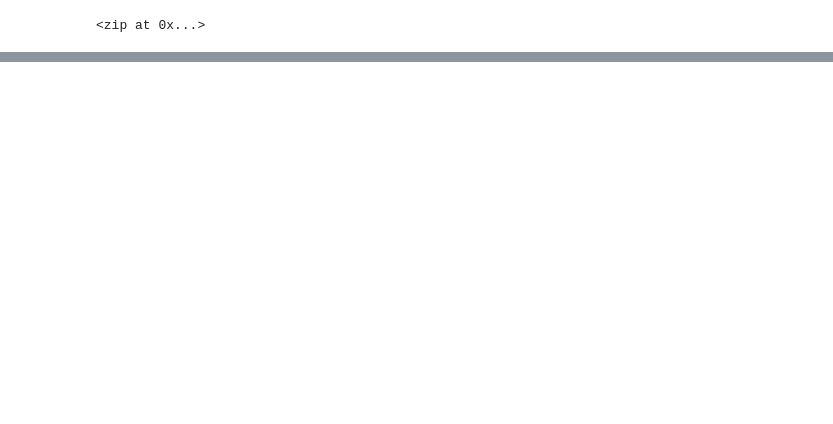
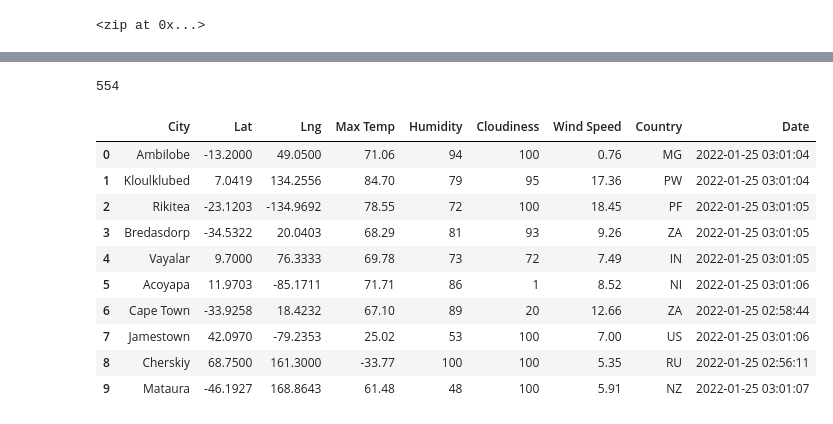
Before and after one commit to Kavi0705/World_Weather_Analysis, a Jupyter notebook: WeatherPy.ipynb, the cells around one changed output, grey strips where cells are left out. Saved outputs shown, nothing was run; the diff lists cells and outputs as text; code cells hidden in the pictures; blank space fills up the shorter version.

Commit message:
Add code to WeatherPy.ipynb

```diff
--- a/WeatherPy.ipynb
+++ b/WeatherPy.ipynb
@@ -35,0 +42,6 @@ len(cities)
+# %%
+# Starting URL for Weather Map API Call.
+url = "http://api.openweathermap.org/data/2.5/weather?units=Imperial&APPID=" + weather_api_key
+# Starting URL for Weather Map API Call.
+url = "http://api.openweathermap.org/data/2.5/weather?units=Imperial&APPID=" + weather_api_key
+print(url)
@@ -35,0 +54,10 @@ len(cities)
+# %%
+# Create an empty list to hold the weather data.
+city_data = []
+# Print the beginning of the logging.
+print("Beginning Data Retrieval     ")
+print("-----------------------------")
+
+# Create counters.
+record_count = 1
+set_count = 1
@@ -35,0 +136,20 @@ len(cities)
+# %%
+len(city_data)
+# %% [output]
+554
+# %%
+# Convert the array of dictionaries to a Pandas DataFrame.
+city_data_df = pd.DataFrame(city_data)
+city_data_df.head(10)
+# %% [output]
+|  | City | Lat | Lng | Max Temp | Humidity | Cloudiness | Wind Speed | Country | Date |
+| 0 | Ambilobe | -13.2000 | 49.0500 | 71.06 | 94 | 100 | 0.76 | MG | 2022-01-25 03:01:04 |
+| 1 | Kloulklubed | 7.0419 | 134.2556 | 84.70 | 79 | 95 | 17.36 | PW | 2022-01-25 03:01:04 |
+| 2 | Rikitea | -23.1203 | -134.9692 | 78.55 | 72 | 100 | 18.45 | PF | 2022-01-25 03:01:05 |
+| 3 | Bredasdorp | -34.5322 | 20.0403 | 68.29 | 81 | 93 | 9.26 | ZA | 2022-01-25 03:01:05 |
+| 4 | Vayalar | 9.7000 | 76.3333 | 69.78 | 73 | 72 | 7.49 | IN | 2022-01-25 03:01:05 |
+| 5 | Acoyapa | 11.9703 | -85.1711 | 71.71 | 86 | 1 | 8.52 | NI | 2022-01-25 03:01:06 |
+| 6 | Cape Town | -33.9258 | 18.4232 | 67.10 | 89 | 20 | 12.66 | ZA | 2022-01-25 02:58:44 |
+| 7 | Jamestown | 42.0970 | -79.2353 | 25.02 | 53 | 100 | 7.00 | US | 2022-01-25 03:01:06 |
+| 8 | Cherskiy | 68.7500 | 161.3000 | -33.77 | 100 | 100 | 5.35 | RU | 2022-01-25 02:56:11 |
+| 9 | Mataura | -46.1927 | 168.8643 | 61.48 | 48 | 100 | 5.91 | NZ | 2022-01-25 03:01:07 |
```
Also changed, not shown: parts of 10 cells of this notebook, 4 other files.
